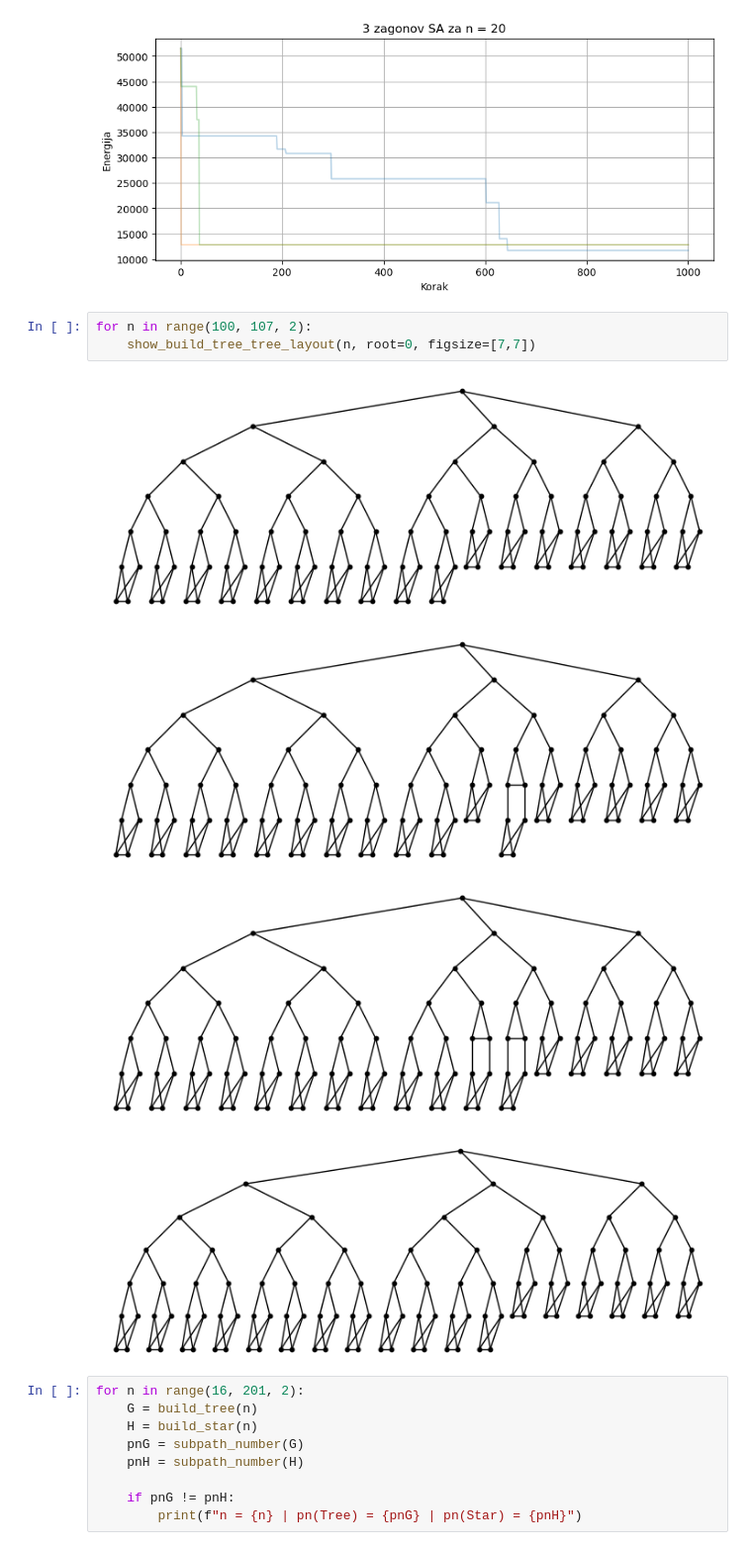
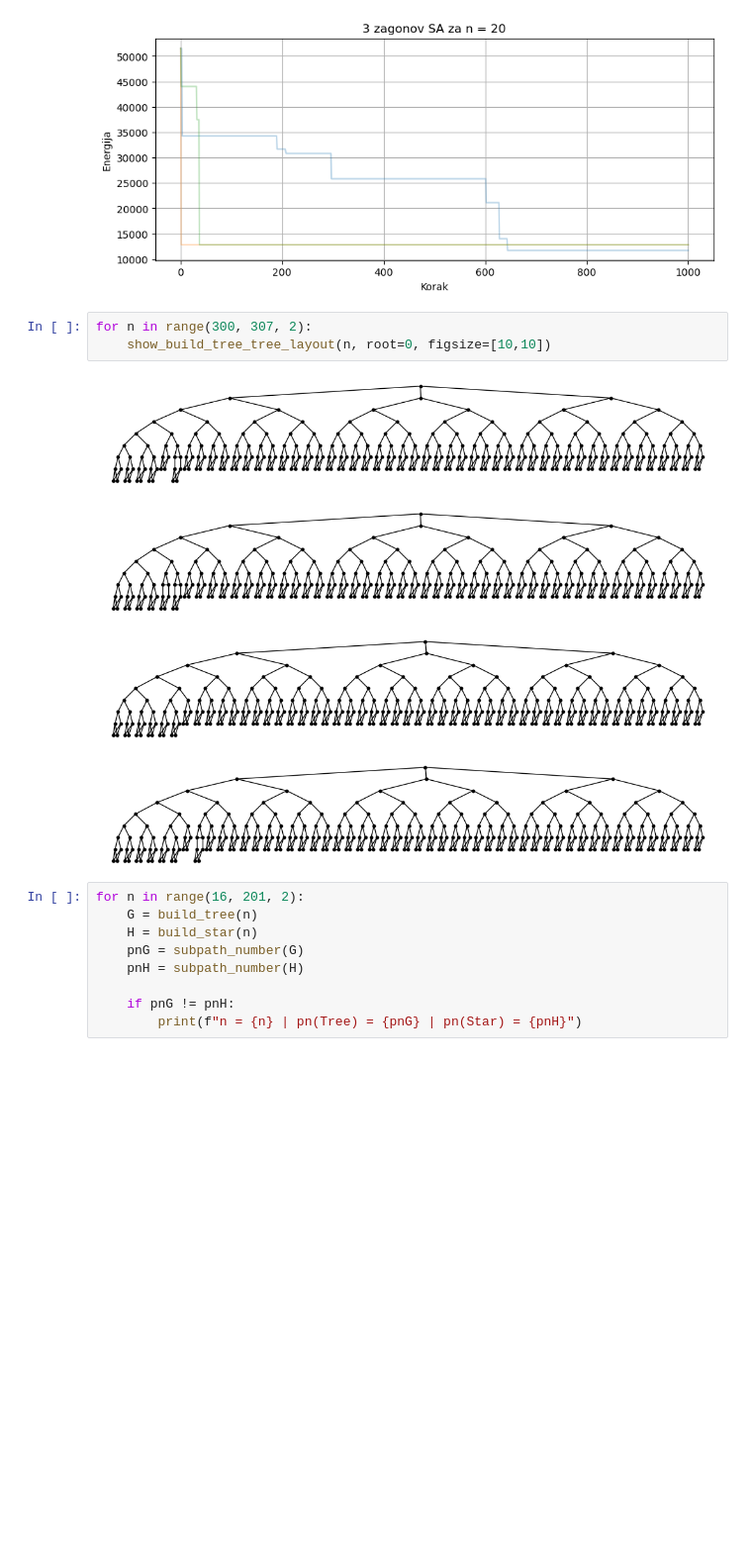
Before and after one commit to ZigaObradovic/FP_Group13, a Jupyter notebook: main.ipynb, the cells around one changed output. Shown: that part at 99% size. Saved outputs shown, nothing was run; the diff lists cells and outputs as text; blank space fills up the shorter version.

```diff
--- a/main.ipynb
+++ b/main.ipynb
@@ -287,13 +287,13 @@ Zaključil n = 20 v času 00:00:11.389 | Best_E = 12816
 Zaključil n = 20 v času 00:00:11.097 | Best_E = 12816
 [figure]
 # %%
-for n in range(100, 107, 2):
-    show_build_tree_tree_layout(n, root=0, figsize=[7,7])
+for n in range(300, 307, 2):
+    show_build_tree_tree_layout(n, root=0, figsize=[10,10])
 # %% [output]
-[figure, old version]
+[figure, new version]
-[figure, old version]
+[figure, new version]
-[figure, old version]
+[figure, new version]
-[figure, old version]
+[figure, new version]
 # %%
 for n in range(16, 201, 2):
     G = build_tree(n)
```
Also changed, not shown: 1 other file.
